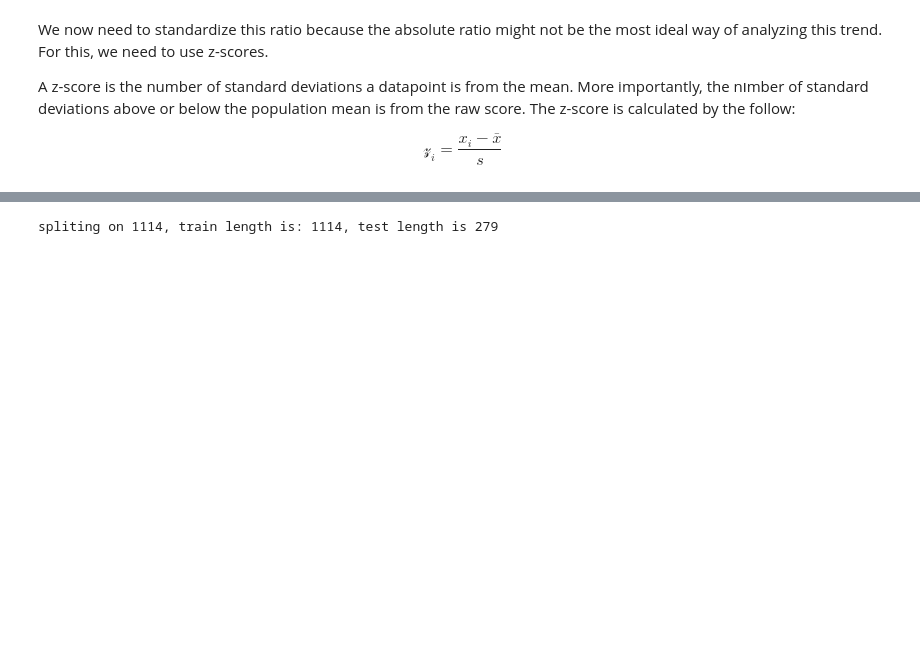
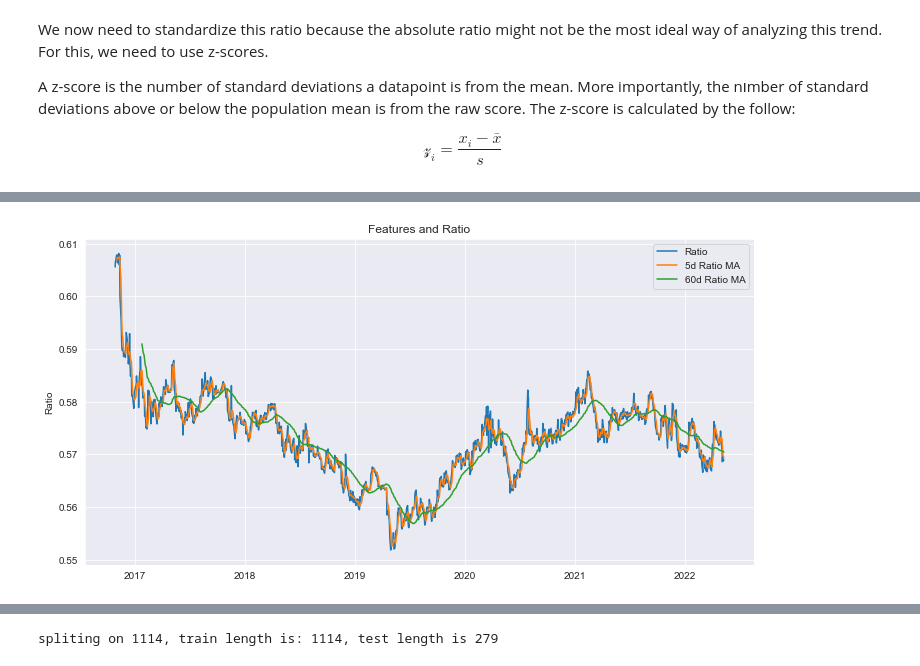
Before and after one commit to saharc576/pairs-trading, a Jupyter notebook: groups_trading.ipynb, the cells around one changed output, grey strips where cells are left out. Cells and saved outputs as stored; diff of their text form; code cells hidden in the pictures; blank space fills up the shorter version.

```diff
--- a/groups_trading.ipynb
+++ b/groups_trading.ipynb
@@ -175,0 +197,16 @@ $$Y_{t} = sign(Ratio_{t+1}-Ratio_{t}) $$
+# %%
+ratios_mavg5 = ratio.rolling(window=5, center=False).mean()
+ratios_mavg60 = ratio.rolling(window=60, center=False).mean()
+std_60 = ratio.rolling(window=60, center=False).std()
+zscore_60_5 = (ratios_mavg5 - ratios_mavg60)/std_60
+plt.figure(figsize=(12, 6))
+plt.plot(ratio.index, ratio.values)
+plt.plot(ratios_mavg5.index, ratios_mavg5.values)
+plt.plot(ratios_mavg60.index, ratios_mavg60.values)
+plt.legend(['Ratio', '5d Ratio MA', '60d Ratio MA'])
+plt.title('Features and Ratio')
+
+plt.ylabel('Ratio')
+plt.show()
+# %% [output]
+[figure, added]
```
Also changed, not shown: parts of 41 cells of this notebook.
